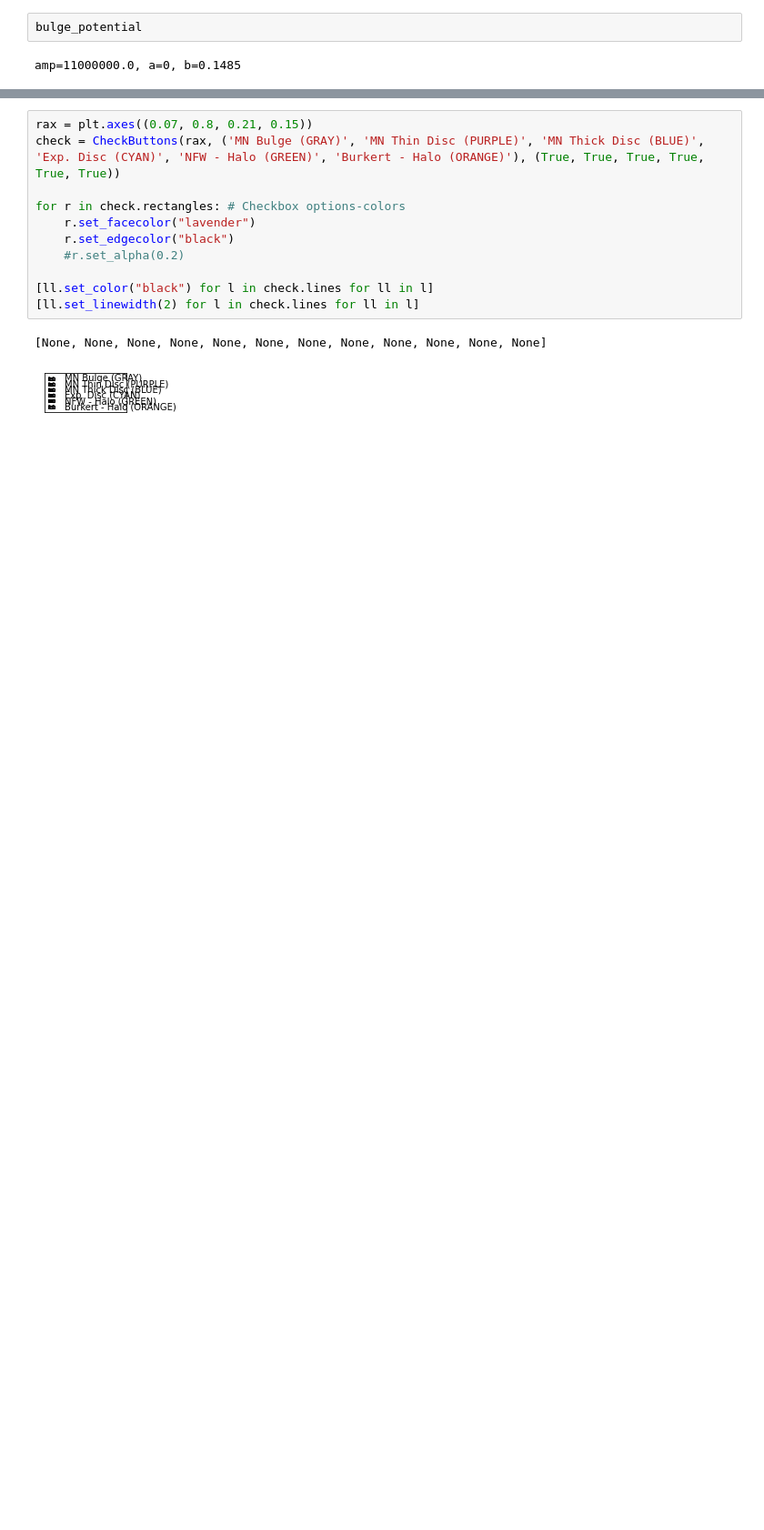
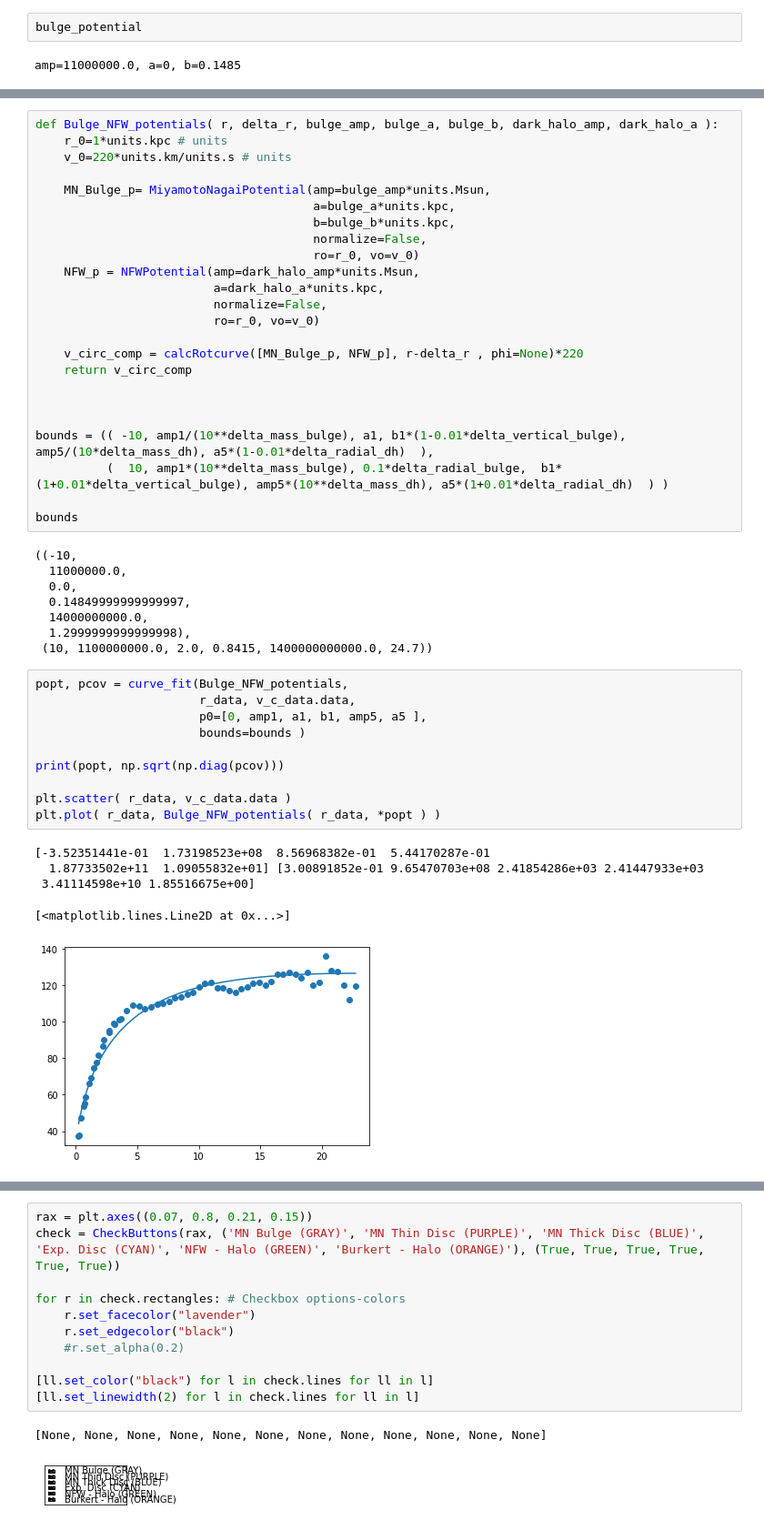
Before and after one commit to andresGranadosC/GalRotpy, a Jupyter notebook: notebook/GalRotpy.ipynb, the cells around one changed output, grey strips where cells are left out. Shown: that part at 91% size. Saved outputs shown, nothing was run; the diff lists cells and outputs as text; blank space fills up the shorter version.

```diff
--- a/notebook/GalRotpy.ipynb
+++ b/notebook/GalRotpy.ipynb
@@ -213,0 +317,48 @@ amp=11000000.0, a=0, b=0.1485
+# %%
+def Bulge_NFW_potentials( r, delta_r, bulge_amp, bulge_a, bulge_b, dark_halo_amp, dark_halo_a ):
+    r_0=1*units.kpc # units
+    v_0=220*units.km/units.s # units
+
+    MN_Bulge_p= MiyamotoNagaiPotential(amp=bulge_amp*units.Msun,
+                                       a=bulge_a*units.kpc,
+                                       b=bulge_b*units.kpc,
+                                       normalize=False,
+                                       ro=r_0, vo=v_0)
+    NFW_p = NFWPotential(amp=dark_halo_amp*units.Msun,
+                         a=dark_halo_a*units.kpc,
+                         normalize=False,
+                         ro=r_0, vo=v_0)
+
+    v_circ_comp = calcRotcurve([MN_Bulge_p, NFW_p], r-delta_r , phi=None)*220
+    return v_circ_comp
+
+
+
+bounds = (( -10, amp1/(10**delta_mass_bulge), a1, b1*(1-0.01*delta_vertical_bulge), amp5/(10*delta_mass_dh), a5*(1-0.01*delta_radial_dh)  ),
+          (  10, amp1*(10**delta_mass_bulge), 0.1*delta_radial_bulge,  b1*(1+0.01*delta_vertical_bulge), amp5*(10**delta_mass_dh), a5*(1+0.01*delta_radial_dh)  ) )
+
+bounds
+# %% [output]
+((-10,
+  11000000.0,
+  0.0,
+  0.14849999999999997,
+  14000000000.0,
+  1.2999999999999998),
+ (10, 1100000000.0, 2.0, 0.8415, 1400000000000.0, 24.7))
+# %%
+popt, pcov = curve_fit(Bulge_NFW_potentials,
+                       r_data, v_c_data.data,
+                       p0=[0, amp1, a1, b1, amp5, a5 ],
+                       bounds=bounds )
+
+print(popt, np.sqrt(np.diag(pcov)))
+
+plt.scatter( r_data, v_c_data.data )
+plt.plot( r_data, Bulge_NFW_potentials( r_data, *popt ) )
+# %% [output]
+[-3.52351441e-01  1.73198523e+08  8.56968382e-01  5.44170287e-01
+  1.87733502e+11  1.09055832e+01] [3.00891852e-01 9.65470703e+08 2.41854286e+03 2.41447933e+03
+ 3.41114598e+10 1.85516675e+00]
+[<matplotlib.lines.Line2D at 0x...>]
+[figure, added]
```
Also changed, not shown: parts of 26 cells of this notebook, 6 other files.
